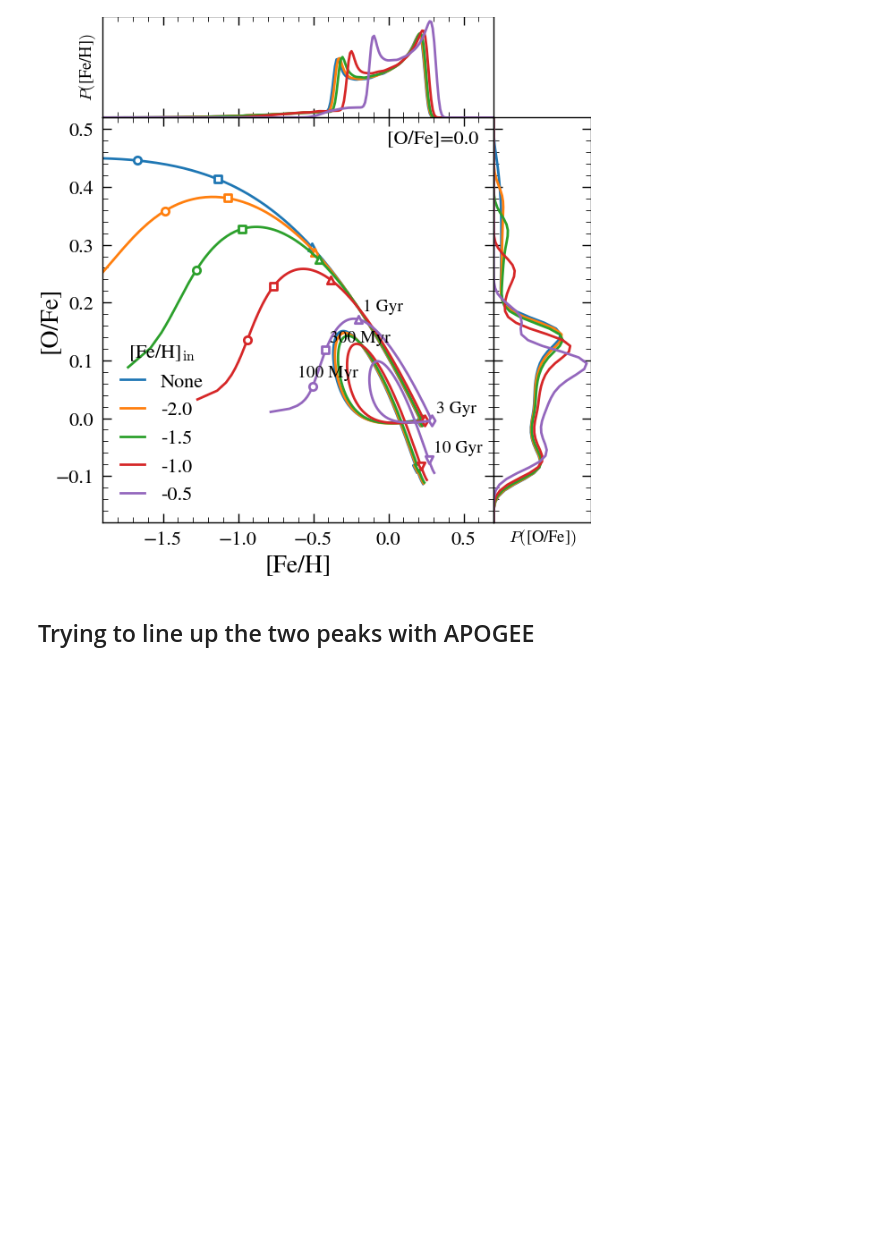
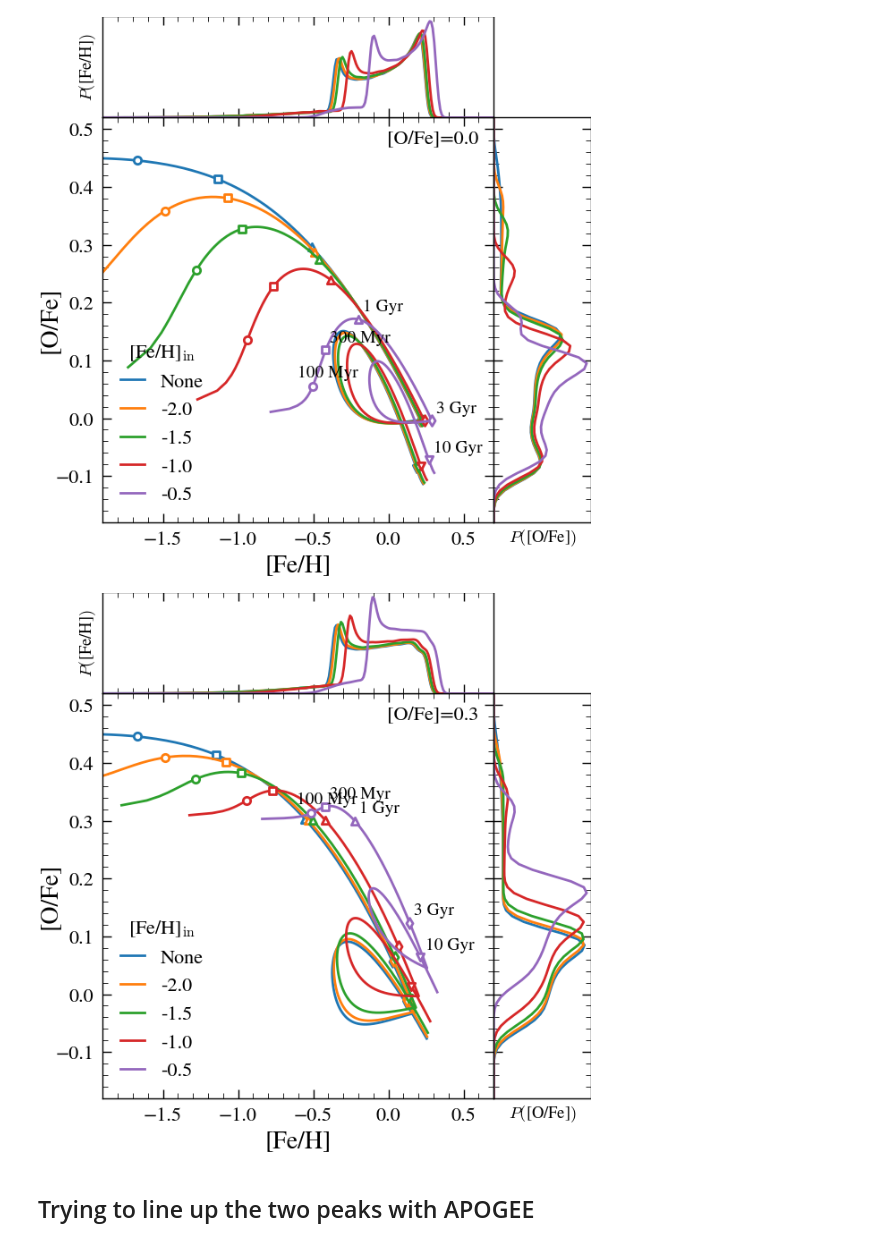
Before and after one commit to lodubay/twoinfall, a Jupyter notebook: src/scripts/onezone_params.ipynb, the cells around one changed output. Saved outputs shown, nothing was run; the diff lists cells and outputs as text; code cells hidden in the pictures; blank space fills up the shorter version.

```diff
--- a/src/scripts/onezone_params.ipynb
+++ b/src/scripts/onezone_params.ipynb
@@ -386,7 +387,7 @@ plt.show()
 # %%
 fig, axs = setup_figure(xlim=(-1.9, 0.7), ylim=(-0.18, 0.52))
 
-ifr = twoinfall(8, onset=3)
+ifr = twoinfall(8, onset=3, second_timescale=4., first_timescale=1.)
 ifr.ratio = twoinfall_ampratio(ifr, 8, onset=3)
 
 # No infall enrichment
@@ -410,7 +411,7 @@ for i, Zin in enumerate(Zin_list):
     sz.Mg0 = 1e7
     sz.run(simtime, overwrite=True)
     plot_vice_onezone(name, fig=fig, axs=axs,
-                      label=f'{mh_list[i]}',
+                      label=f'{feh_list[i]}',
                       marker_labels=(i==3))
 
 axs[1].set_ylim(bottom=0)
@@ -447,7 +448,7 @@ for i, Zin in enumerate(Zin_list):
     sz.Mg0 = 1e7
     sz.run(simtime, overwrite=True)
     plot_vice_onezone(name, fig=fig, axs=axs,
-                      label=f'{mh_list[i]}',
+                      label=f'{feh_list[i]}',
                       marker_labels=(i==3))
 
 axs[1].set_ylim(bottom=0)
@@ -457,6 +458,53 @@ axs[0].text(0.6, 0.5, f'[O/Fe]={ofe_in}', ha='right', va='top')
 plt.show()
 # %% [output]
 [figure]
+# %%
+fig, axs = setup_figure(xlim=(-1.9, 0.7), ylim=(-0.18, 0.52))
+
+ifr = twoinfall(8, onset=4, second_timescale=4., first_timescale=2.)
+
+# Variable tau_star
+def tau_star_var(t, onset=4):
+    if t < onset:
+        return 2.
+    else:
+        return 4.
+
+ifr.ratio = twoinfall_ampratio(ifr, 8, onset=4, tau_star=lambda time, mgas: tau_star_var(time))
+
+# No infall enrichment
+name = str(output_dir / 'ZinNone')
+sz = setup_onezone(name, ifr, Zin=0.)
+sz.tau_star = tau_star_var
+sz.Mg0 = 1e6
+sz.run(simtime, overwrite=True)
+plot_vice_onezone(name, fig=fig, axs=axs,
+                  label='None',
+                  marker_labels=False)
+
+feh_list = [-2., -1.5, -1., -0.5]
+Zin_list = [10 ** (feh + m.log10(vice.solar_z['fe'])) for feh in feh_list]
+ofe_in = 0.3
+Zo_in_list = [vice.solar_z['o'] * 10 ** (ofe_in + feh) for feh in feh_list]
+for i, Zin in enumerate(Zin_list):
+    name = str(output_dir / f'Zin{int(-10*feh_list[i]):02d}')
+    sz = setup_onezone(name, ifr)
+    sz.tau_star = tau_star_var
+    sz.Zin = {'fe': Zin, 'o': Zo_in_list[i]}
+    # Non-zero initial mass to avoid crazy high metallicities from inflow
+    sz.Mg0 = 1e7
+    sz.run(simtime, overwrite=True)
+    plot_vice_onezone(name, fig=fig, axs=axs,
+                      label=f'{feh_list[i]}',
+                      marker_labels=(i==3))
+
+axs[1].set_ylim(bottom=0)
+axs[2].set_xlim(left=0)
+axs[0].legend(frameon=False, loc='lower left', title=r'[Fe/H]$_{\rm in}$')
+axs[0].text(0.6, 0.5, f'[O/Fe]={ofe_in}', ha='right', va='top')
+plt.show()
+# %% [output]
+[figure, added]
 # %% [markdown]
 ## Trying to line up the two peaks with APOGEE
 # %%
```
Also changed, not shown: parts of 4 cells of this notebook, 2 other files.
